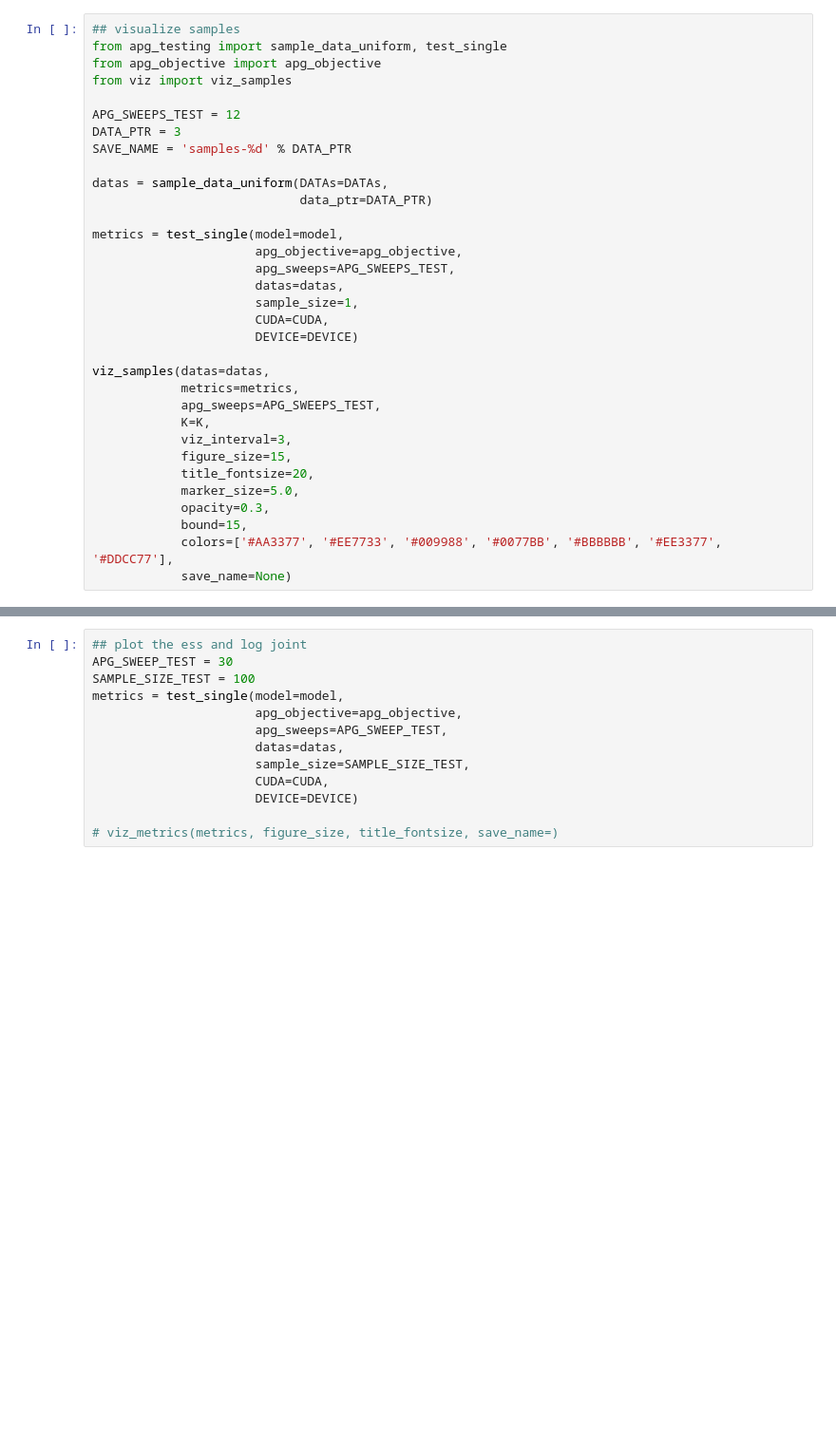
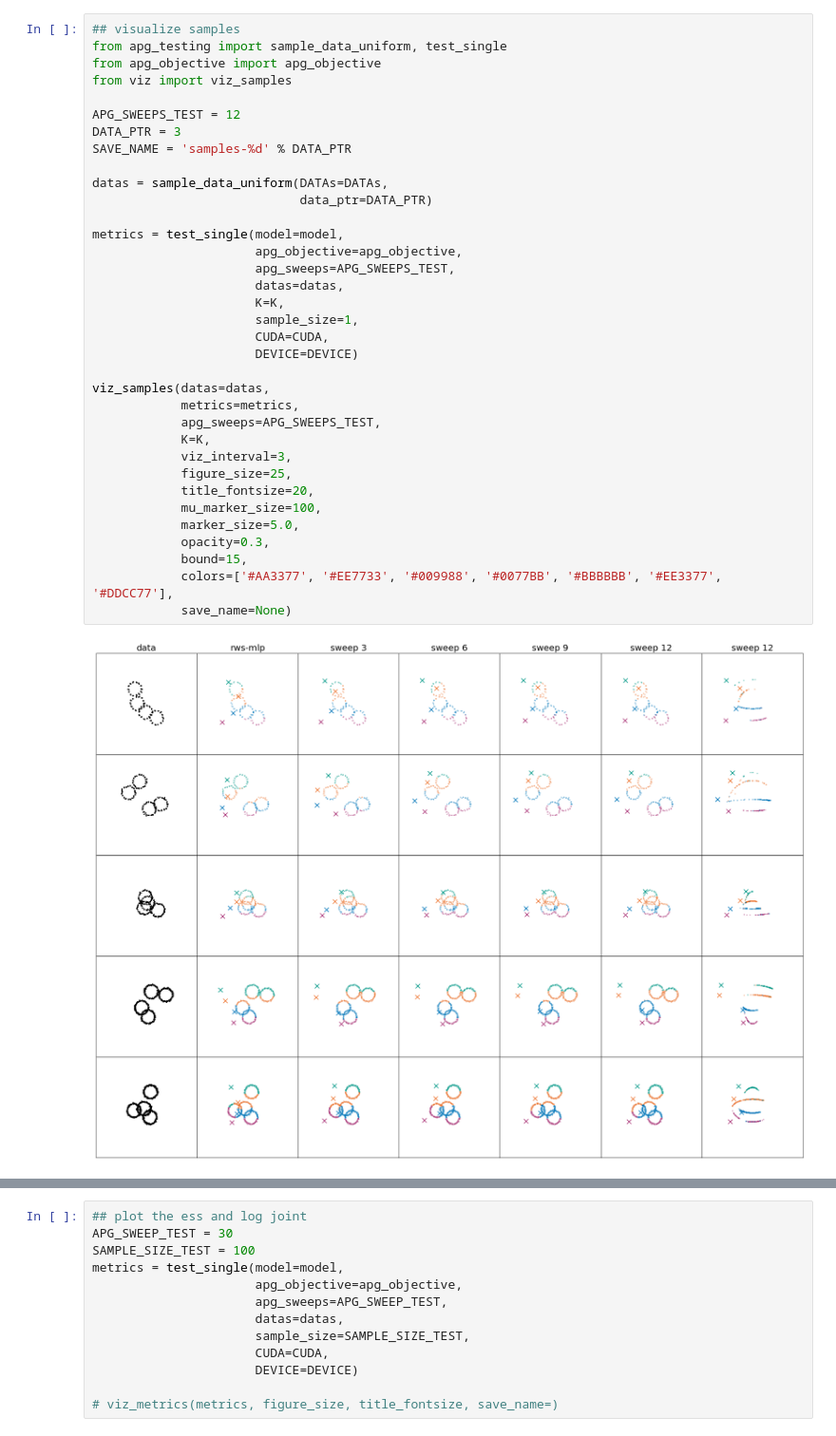
Before and after one commit to hao-w/apgs, a Jupyter notebook: DGMM/notebooks/apg-testing.ipynb, the cells around one changed output, grey strips where cells are left out. Shown at 95% size. Cells and saved outputs as stored; diff of their text form; blank space fills up the shorter version.

```diff
--- a/DGMM/notebooks/apg-testing.ipynb
+++ b/DGMM/notebooks/apg-testing.ipynb
@@ -28,31 +27,35 @@ NameError: name 'LOAD_VERSION' is not defined
 from apg_testing import sample_data_uniform, test_single
 from apg_objective import apg_objective
 from viz import viz_samples
 
 APG_SWEEPS_TEST = 12
 DATA_PTR = 3
 SAVE_NAME = 'samples-%d' % DATA_PTR
 
 datas = sample_data_uniform(DATAs=DATAs,
                             data_ptr=DATA_PTR)
 
 metrics = test_single(model=model,
                       apg_objective=apg_objective,
                       apg_sweeps=APG_SWEEPS_TEST,
                       datas=datas,
+                      K=K,
                       sample_size=1,
                       CUDA=CUDA,
                       DEVICE=DEVICE)
 
 viz_samples(datas=datas,
             metrics=metrics,
             apg_sweeps=APG_SWEEPS_TEST,
             K=K,
             viz_interval=3,
-            figure_size=15,
+            figure_size=25,
             title_fontsize=20,
+            mu_marker_size=100,
             marker_size=5.0,
             opacity=0.3,
             bound=15,
             colors=['#AA3377', '#EE7733', '#009988', '#0077BB', '#BBBBBB', '#EE3377', '#DDCC77'],
             save_name=None)
+# %% [output]
+[figure, added]
```
Also changed, not shown: parts of 3 cells of this notebook, 5 other files.
